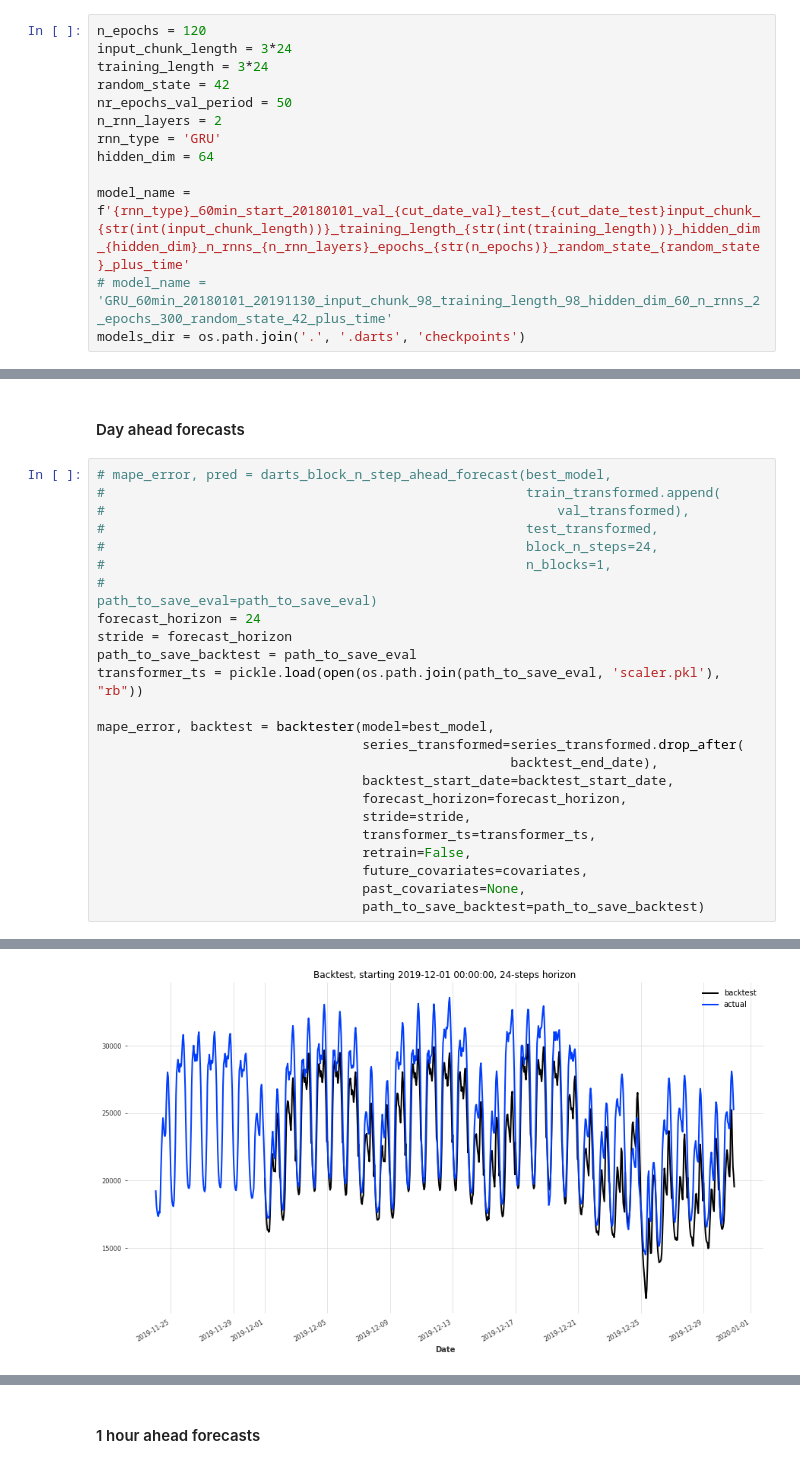
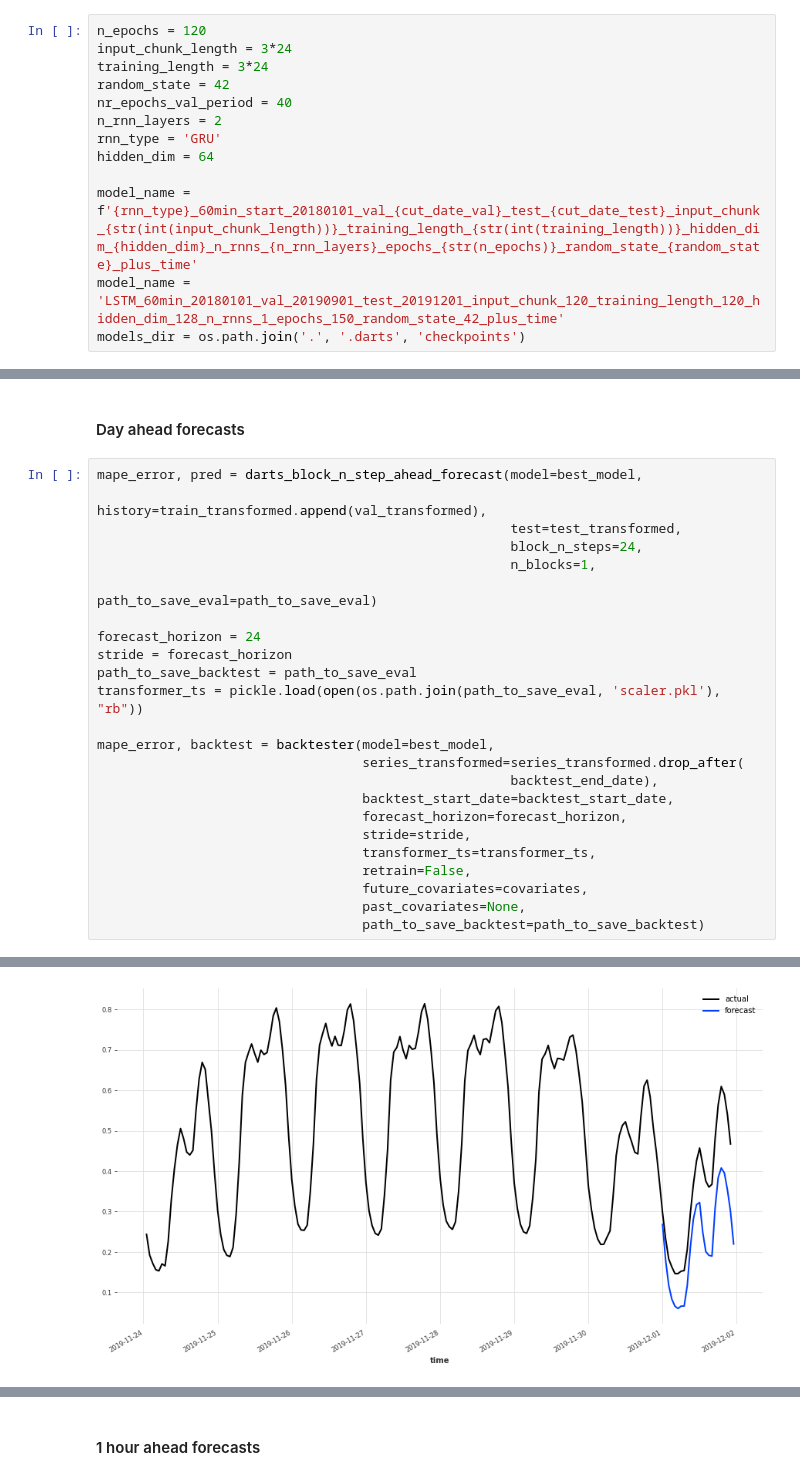
Before and after one commit to I-NERGY/DeepTSF, a Jupyter notebook: PILOT1_RDN/rdn_RNN.ipynb, the cells around one changed output, grey strips where cells are left out. Saved outputs shown, nothing was run; the diff lists cells and outputs as text.

```diff
--- a/PILOT1_RDN/rdn_RNN.ipynb
+++ b/PILOT1_RDN/rdn_RNN.ipynb
@@ -120,11 +122,11 @@ n_epochs = 120
 input_chunk_length = 3*24
 training_length = 3*24
 random_state = 42
-nr_epochs_val_period = 50
+nr_epochs_val_period = 40
 n_rnn_layers = 2
 rnn_type = 'GRU'
 hidden_dim = 64
 
-model_name = f'{rnn_type}_60min_start_20180101_val_{cut_date_val}_test_{cut_date_test}input_chunk_{str(int(input_chunk_length))}_training_length_{str(int(training_length))}_hidden_dim_{hidden_dim}_n_rnns_{n_rnn_layers}_epochs_{str(n_epochs)}_random_state_{random_state}_plus_time'
-# model_name = 'GRU_60min_20180101_20191130_input_chunk_98_training_length_98_hidden_dim_60_n_rnns_2_epochs_300_random_state_42_plus_time'
+model_name = f'{rnn_type}_60min_start_20180101_val_{cut_date_val}_test_{cut_date_test}_input_chunk_{str(int(input_chunk_length))}_training_length_{str(int(training_length))}_hidden_dim_{hidden_dim}_n_rnns_{n_rnn_layers}_epochs_{str(n_epochs)}_random_state_{random_state}_plus_time'
+model_name = 'LSTM_60min_20180101_val_20190901_test_20191201_input_chunk_120_training_length_120_hidden_dim_128_n_rnns_1_epochs_150_random_state_42_plus_time'
 models_dir = os.path.join('.', '.darts', 'checkpoints')
@@ -175,13 +182,13 @@ loading model_best_100.pth.tar
 # %% [markdown]
 #### Day ahead forecasts
 # %%
-# mape_error, pred = darts_block_n_step_ahead_forecast(best_model,
-#                                                      train_transformed.append(
-#                                                          val_transformed),
-#                                                      test_transformed,
-#                                                      block_n_steps=24,
-#                                                      n_blocks=1,
-#                                                      path_to_save_eval=path_to_save_eval)
+mape_error, pred = darts_block_n_step_ahead_forecast(model=best_model,
+                                                     history=train_transformed.append(val_transformed),
+                                                     test=test_transformed,
+                                                     block_n_steps=24,
+                                                     n_blocks=1,
+                                                     path_to_save_eval=path_to_save_eval)
+
 forecast_horizon = 24
 stride = forecast_horizon
 path_to_save_backtest = path_to_save_eval
@@ -203 +211 @@ MAPE: 8.93%
-[figure, old version]
+[figure, new version]
```
Also changed, not shown: parts of 20 cells of this notebook, 1 other file.
